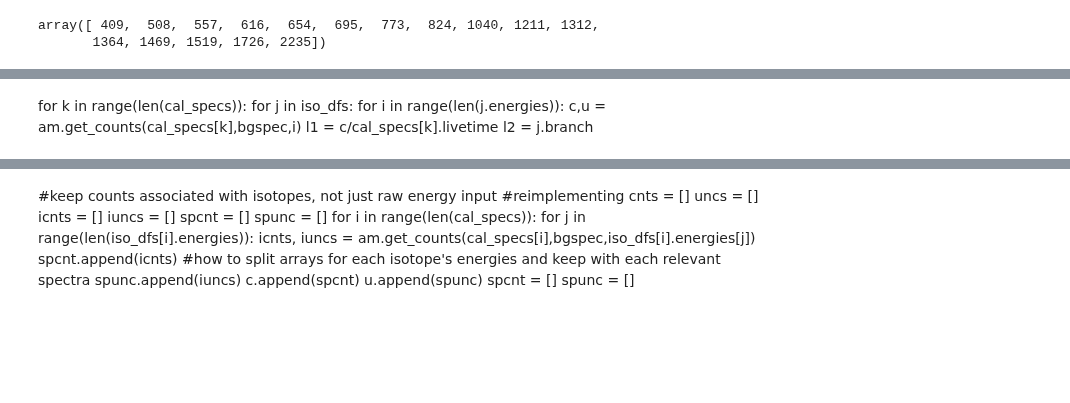
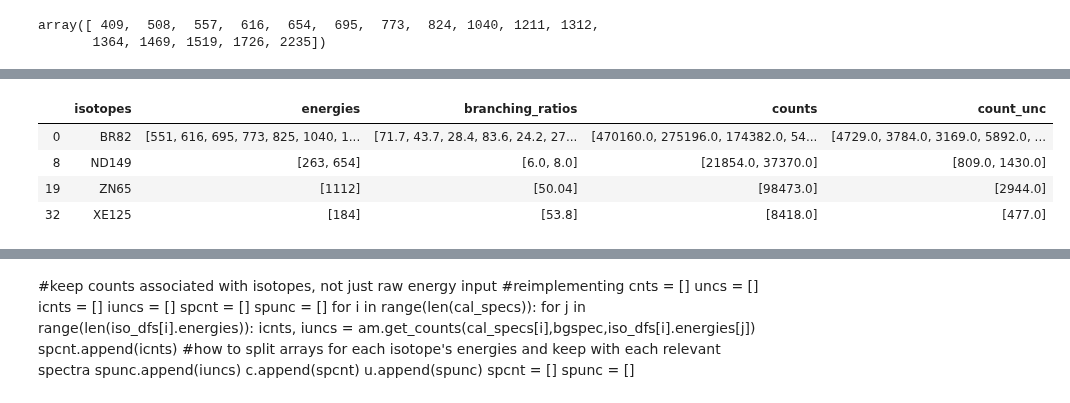
Before and after one commit to bearing/radwatch-analysis, a Jupyter notebook: NAA/NAA Fall 2020.ipynb, the cells around one changed output, grey strips where cells are left out. Saved outputs shown, nothing was run; the diff lists cells and outputs as text; code cells hidden in the pictures; blank space fills up the shorter version.

```diff
--- a/NAA/NAA Fall 2020.ipynb
+++ b/NAA/NAA Fall 2020.ipynb
@@ -242,4 +268,11 @@ new_df2
 # %%
-new_df3 = iso_dfs[2].drop([2,3,4,5,6,7,8,9,10,11,12,13,14,15,16,17,
-                           18,19,20,21,22,23,24,25,26,27,28,29,30,31,32,34,36,37])
+new_df3 = iso_dfs[2].drop([1,2,3,4,5,6,7,9,10,11,12,13,14,15,16,17,18,20,
+                          21,22,23,24,25,26,27,28,29,30,31,
+                          33,34,35,36,37,38,39,40])
 new_df3
+# %% [output]
+|  | isotopes | energies | branching_ratios | counts | count_unc |
+| 0 | BR82 | [551, 616, 695, 773, 825, 1040, 1... | [71.7, 43.7, 28.4, 83.6, 24.2, 27... | [470160.0, 275196.0, 174382.0, 54... | [4729.0, 3784.0, 3169.0, 5892.0, ... |
+| 8 | ND149 | [263, 654] | [6.0, 8.0] | [21854.0, 37370.0] | [809.0, 1430.0] |
+| 19 | ZN65 | [1112] | [50.04] | [98473.0] | [2944.0] |
+| 32 | XE125 | [184] | [53.8] | [8418.0] | [477.0] |
@@ -256,7 +278,0 @@ print(c/np.sum(brbr))
-# %% [markdown]
-for k in range(len(cal_specs)):
-    for j in iso_dfs:
-        for i in range(len(j.energies)):
-            c,u = am.get_counts(cal_specs[k],bgspec,i)
-            l1 = c/cal_specs[k].livetime
-            l2 = j.branch
```
Also changed, not shown: parts of 16 cells of this notebook.
